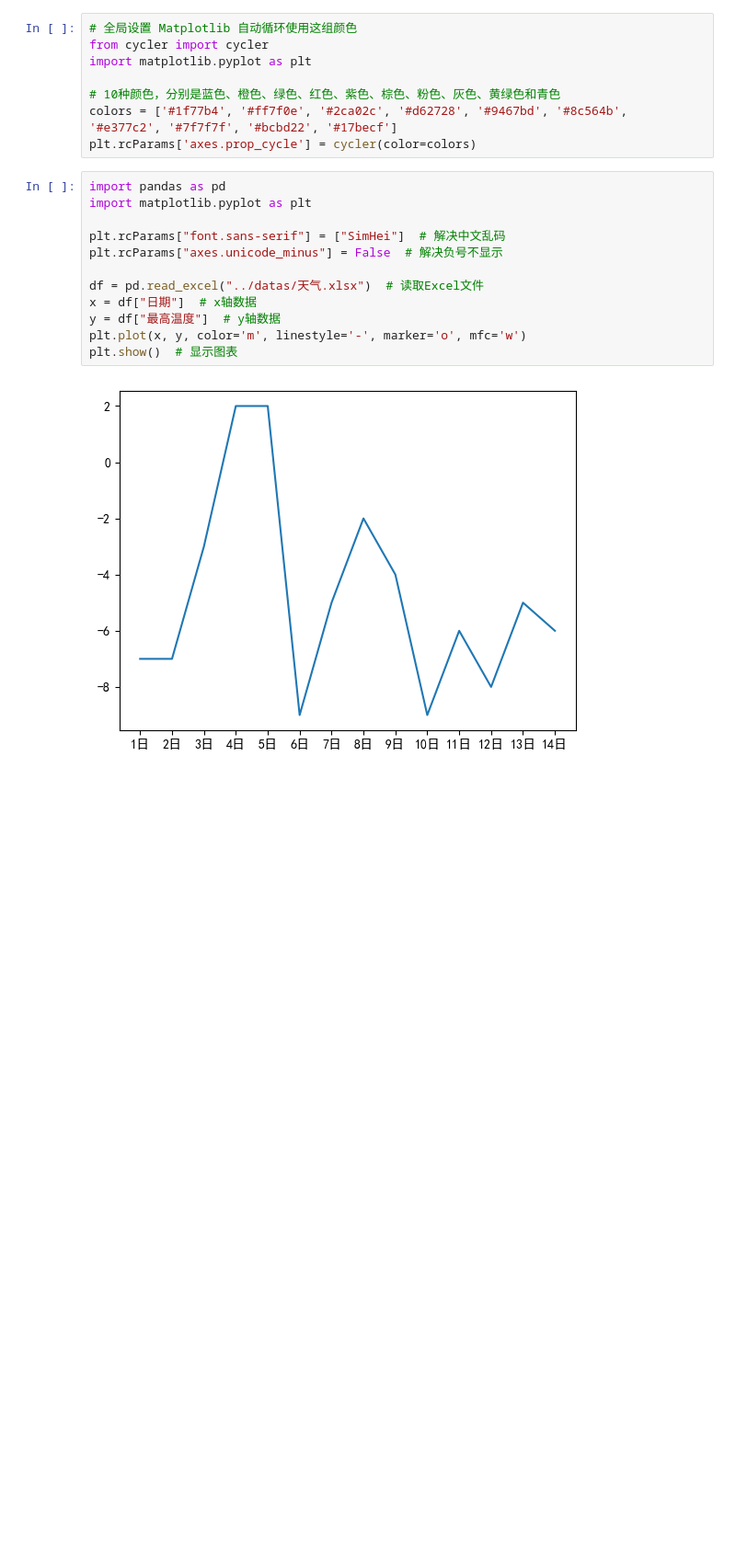
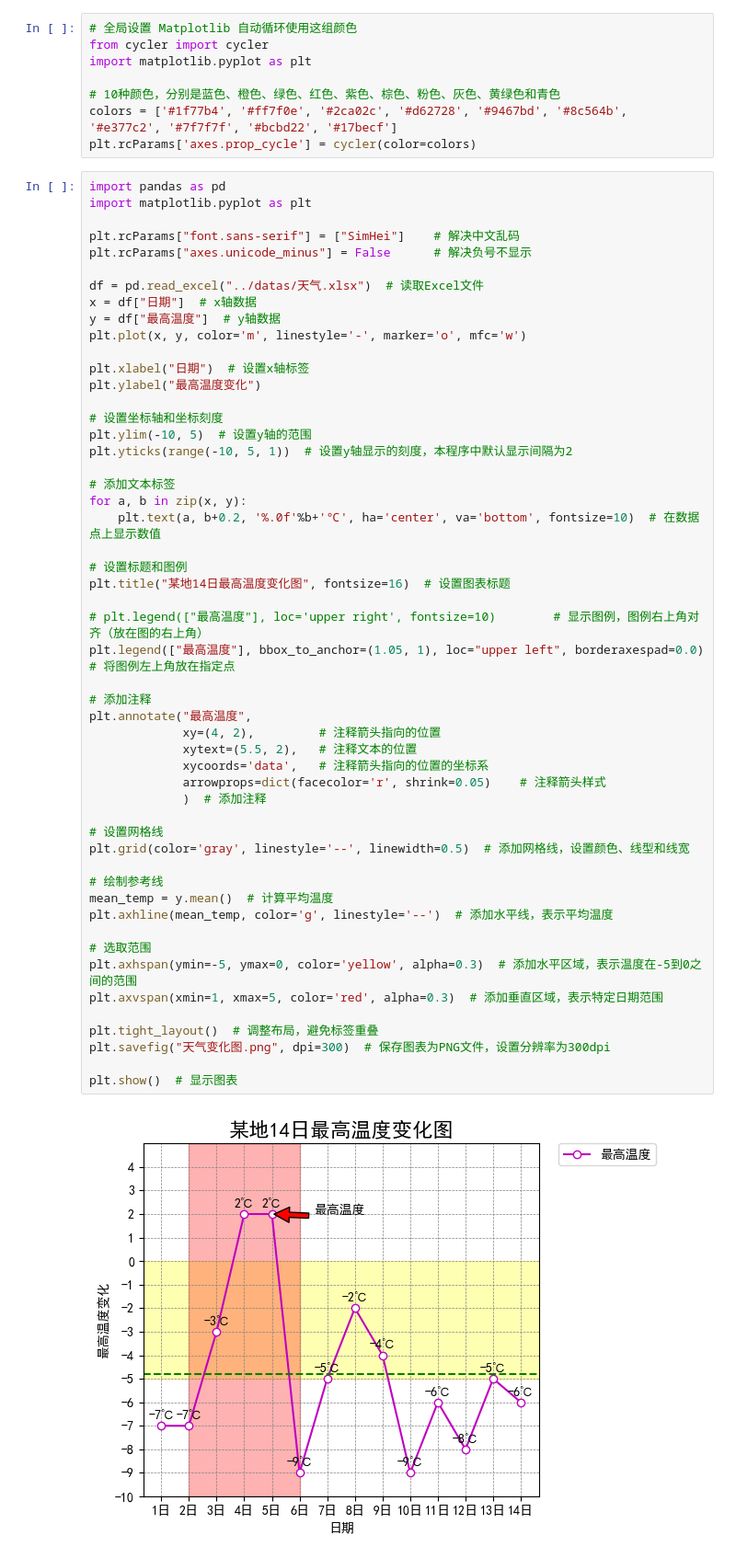
Before and after one commit to MercuryHaipeng/Python-Visualization-Tutorial, a Jupyter notebook: Chapter 1/1-1.ipynb, the cells around one changed output. Shown at 92% size. Cells and saved outputs as stored; diff of their text form; blank space fills up the shorter version.

```diff
--- a/Chapter 1/1-1.ipynb
+++ b/Chapter 1/1-1.ipynb
@@ -22,14 +35,54 @@ plt.rcParams['axes.prop_cycle'] = cycler(color=colors)
 # %%
 import pandas as pd
 import matplotlib.pyplot as plt
 
-plt.rcParams["font.sans-serif"] = ["SimHei"]  # 解决中文乱码
-plt.rcParams["axes.unicode_minus"] = False  # 解决负号不显示
+plt.rcParams["font.sans-serif"] = ["SimHei"]    # 解决中文乱码
+plt.rcParams["axes.unicode_minus"] = False      # 解决负号不显示
 
 df = pd.read_excel("../datas/天气.xlsx")  # 读取Excel文件
 x = df["日期"]  # x轴数据
 y = df["最高温度"]  # y轴数据
 plt.plot(x, y, color='m', linestyle='-', marker='o', mfc='w')
+
+plt.xlabel("日期")  # 设置x轴标签
+plt.ylabel("最高温度变化")
+
+# 设置坐标轴和坐标刻度
+plt.ylim(-10, 5)  # 设置y轴的范围
+plt.yticks(range(-10, 5, 1))  # 设置y轴显示的刻度，本程序中默认显示间隔为2
+
+# 添加文本标签
+for a, b in zip(x, y):
+    plt.text(a, b+0.2, '%.0f'%b+'℃', ha='center', va='bottom', fontsize=10)  # 在数据点上显示数值
+
+# 设置标题和图例
+plt.title("某地14日最高温度变化图", fontsize=16)  # 设置图表标题
+
+# plt.legend(["最高温度"], loc='upper right', fontsize=10)        # 显示图例，图例右上角对齐（放在图的右上角）
+plt.legend(["最高温度"], bbox_to_anchor=(1.05, 1), loc="upper left", borderaxespad=0.0)  # 将图例左上角放在指定点
+
+# 添加注释
+plt.annotate("最高温度",
+             xy=(4, 2),         # 注释箭头指向的位置
+             xytext=(5.5, 2),   # 注释文本的位置
+             xycoords='data',   # 注释箭头指向的位置的坐标系
+             arrowprops=dict(facecolor='r', shrink=0.05)    # 注释箭头样式
+             )  # 添加注释
+
+# 设置网格线
+plt.grid(color='gray', linestyle='--', linewidth=0.5)  # 添加网格线，设置颜色、线型和线宽
+
+# 绘制参考线
+mean_temp = y.mean()  # 计算平均温度
+plt.axhline(mean_temp, color='g', linestyle='--')  # 添加水平线，表示平均温度
+
+# 选取范围
+plt.axhspan(ymin=-5, ymax=0, color='yellow', alpha=0.3)  # 添加水平区域，表示温度在-5到0之间的范围
+plt.axvspan(xmin=1, xmax=5, color='red', alpha=0.3)  # 添加垂直区域，表示特定日期范围
+
+plt.tight_layout()  # 调整布局，避免标签重叠
+plt.savefig("天气变化图.png", dpi=300)  # 保存图表为PNG文件，设置分辨率为300dpi
+
 plt.show()  # 显示图表
 # %% [output]
-[figure, old version]
+[figure, new version]
```
Also changed, not shown: parts of 2 cells of this notebook, 1 other file.
